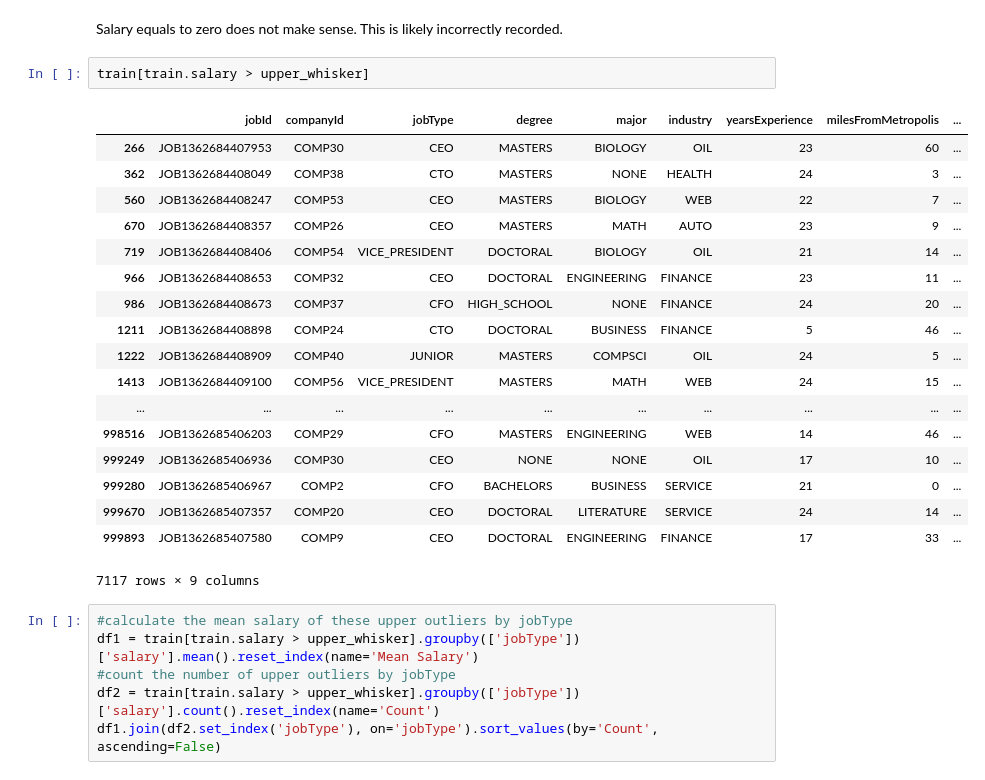
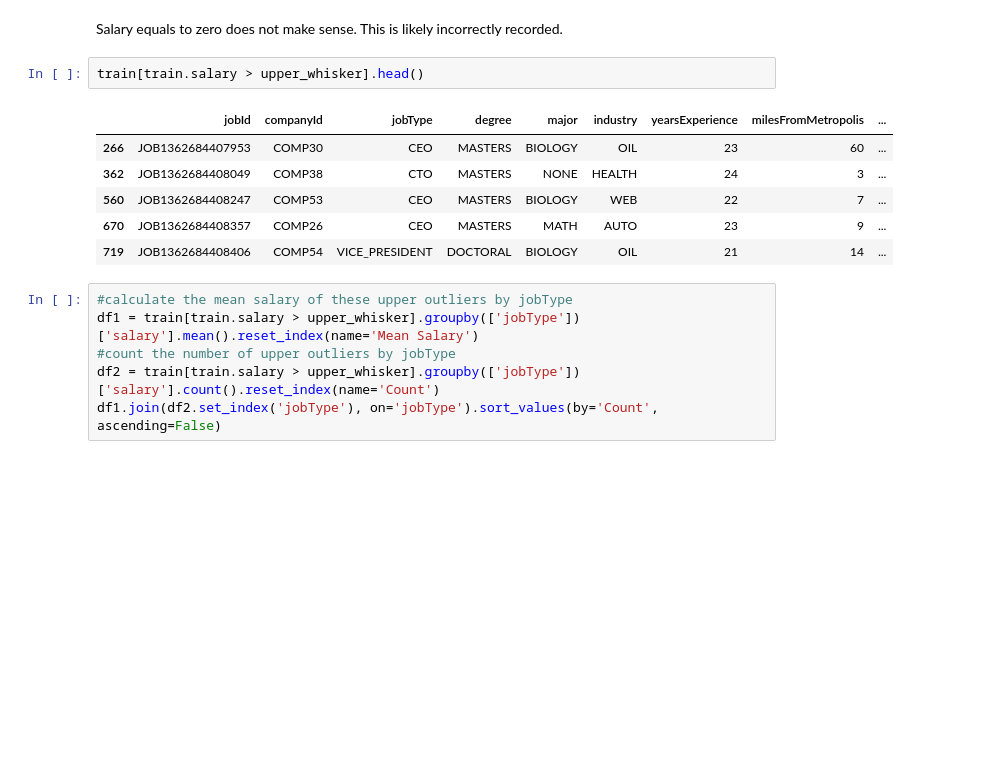
Before and after one commit to HieuNguyen258/Are-we-overpaying-our-employees-, a Jupyter notebook: Salary Prediction Project.ipynb, the cells around one changed output. Drawn from its saved outputs; the diff is of its cells as text; blank space fills up the shorter version.

```diff
--- a/Salary Prediction Project.ipynb
+++ b/Salary Prediction Project.ipynb
@@ -241,26 +226,14 @@ train[train.salary < lower_whisker]
 # %% [markdown]
 Salary equals to zero does not make sense. This is likely incorrectly recorded.
 # %%
-train[train.salary > upper_whisker]
+train[train.salary > upper_whisker].head()
 # %% [output]
 |  | jobId | companyId | jobType | degree | major | industry | yearsExperience | milesFromMetropolis | ... |
 | 266 | JOB1362684407953 | COMP30 | CEO | MASTERS | BIOLOGY | OIL | 23 | 60 | ... |
 | 362 | JOB1362684408049 | COMP38 | CTO | MASTERS | NONE | HEALTH | 24 | 3 | ... |
 | 560 | JOB1362684408247 | COMP53 | CEO | MASTERS | BIOLOGY | WEB | 22 | 7 | ... |
 | 670 | JOB1362684408357 | COMP26 | CEO | MASTERS | MATH | AUTO | 23 | 9 | ... |
 | 719 | JOB1362684408406 | COMP54 | VICE_PRESIDENT | DOCTORAL | BIOLOGY | OIL | 21 | 14 | ... |
-| 966 | JOB1362684408653 | COMP32 | CEO | DOCTORAL | ENGINEERING | FINANCE | 23 | 11 | ... |
-| 986 | JOB1362684408673 | COMP37 | CFO | HIGH_SCHOOL | NONE | FINANCE | 24 | 20 | ... |
-| 1211 | JOB1362684408898 | COMP24 | CTO | DOCTORAL | BUSINESS | FINANCE | 5 | 46 | ... |
-| 1222 | JOB1362684408909 | COMP40 | JUNIOR | MASTERS | COMPSCI | OIL | 24 | 5 | ... |
-| 1413 | JOB1362684409100 | COMP56 | VICE_PRESIDENT | MASTERS | MATH | WEB | 24 | 15 | ... |
-| ... | ... | ... | ... | ... | ... | ... | ... | ... | ... |
-| 998516 | JOB1362685406203 | COMP29 | CFO | MASTERS | ENGINEERING | WEB | 14 | 46 | ... |
-| 999249 | JOB1362685406936 | COMP30 | CEO | NONE | NONE | OIL | 17 | 10 | ... |
-| 999280 | JOB1362685406967 | COMP2 | CFO | BACHELORS | BUSINESS | SERVICE | 21 | 0 | ... |
-| 999670 | JOB1362685407357 | COMP20 | CEO | DOCTORAL | LITERATURE | SERVICE | 24 | 14 | ... |
-| 999893 | JOB1362685407580 | COMP9 | CEO | DOCTORAL | ENGINEERING | FINANCE | 17 | 33 | ... |
-7117 rows × 9 columns
 # %%
 #calculate the mean salary of these upper outliers by jobType
 df1 = train[train.salary > upper_whisker].groupby(['jobType'])['salary'].mean().reset_index(name='Mean Salary')
```
Also changed, not shown: parts of 26 cells of this notebook.
